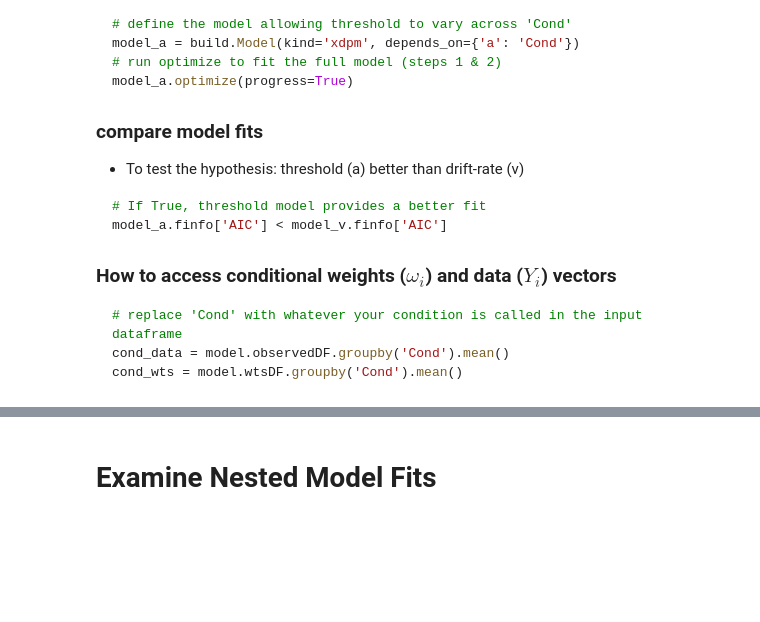
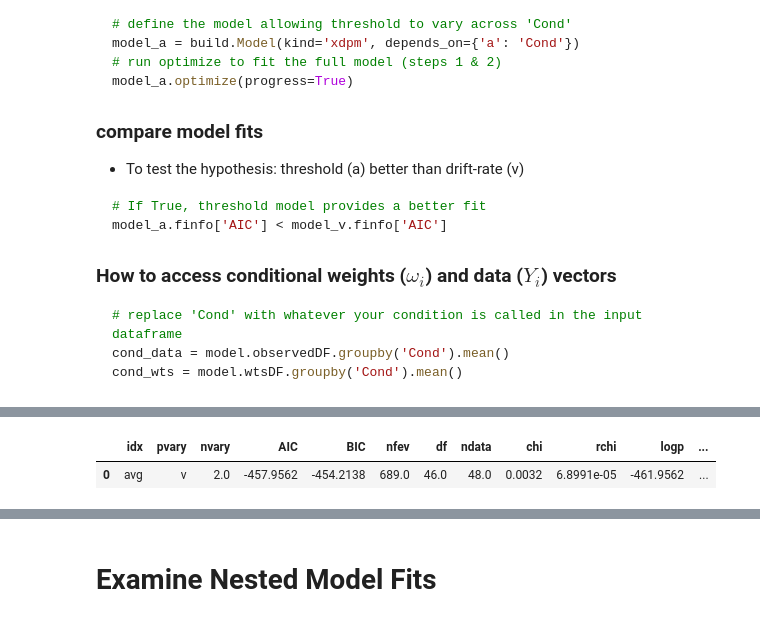
Before and after one commit to CoAxLab/radd, a Jupyter notebook: index.ipynb, the cells around one changed output, grey strips where cells are left out. Saved outputs shown, nothing was run; the diff lists cells and outputs as text; code cells hidden in the pictures; blank space fills up the shorter version.

```diff
--- a/index.ipynb
+++ b/index.ipynb
@@ -428,3 +427,8 @@ model.optimize(progress=True, plotfits=True)
+# %%
+model.fitdf
+# %% [output]
+|  | idx | pvary | nvary | AIC | BIC | nfev | df | ndata | chi | rchi | logp | ... |
+| 0 | avg | v | 2.0 | -457.9562 | -454.2138 | 689.0 | 46.0 | 48.0 | 0.0032 | 6.8991e-05 | -461.9562 | ... |
 # %%
 model.poptdf
 # %% [output]
```
Also changed, not shown: parts of 15 cells of this notebook, 4 other files.
